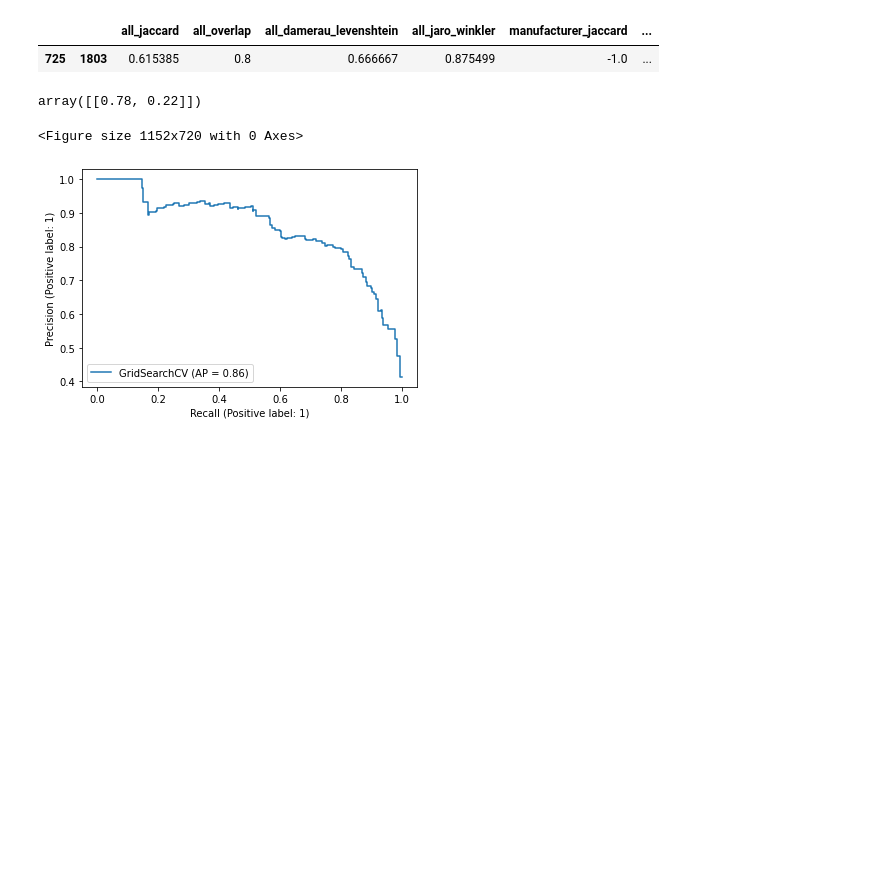
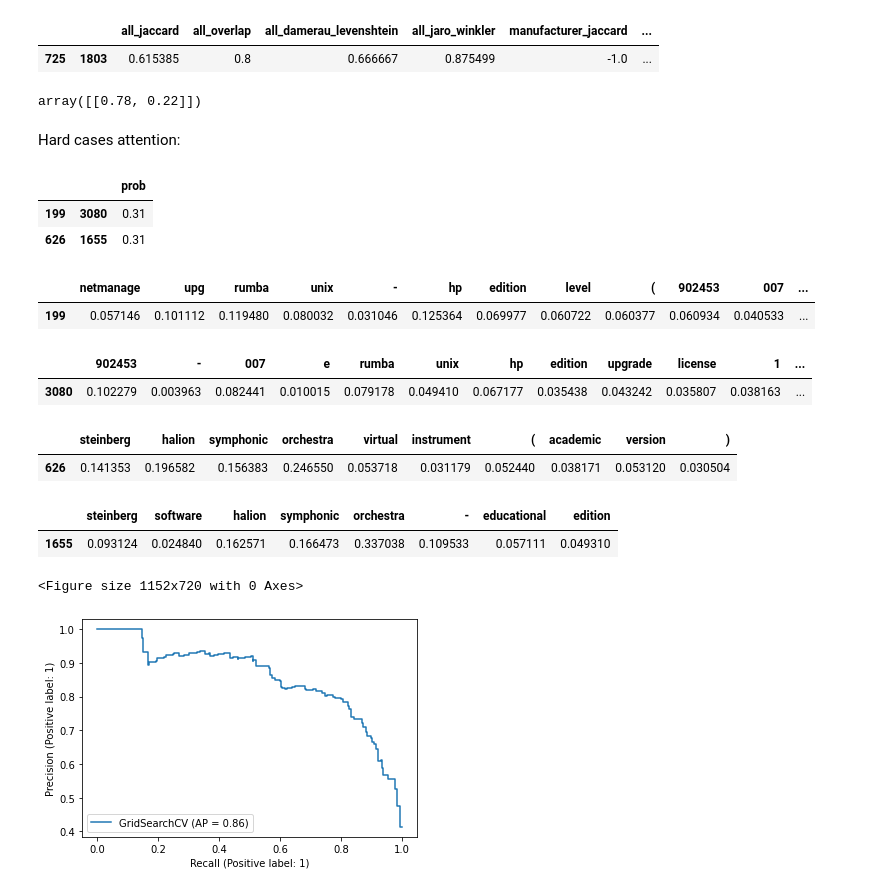
Before and after one commit to vintasoftware/entity-embed, a Jupyter notebook: notebooks/End-to-End-Matching.ipynb, the cells around one changed output. Saved outputs shown, nothing was run; the diff lists cells and outputs as text; code cells hidden in the pictures; blank space fills up the shorter version.

Commit message:
Interpret attention functionality

```diff
--- a/notebooks/End-to-End-Matching.ipynb
+++ b/notebooks/End-to-End-Matching.ipynb
@@ -110,3 +110,9 @@ Wall time: 2.12 s
+# %%
+test_attn_scores_dict = model.interpret_attention(
+    record_dict=test_record_dict,
+    batch_size=eval_batch_size,
+    field='title',
+)
 # %%
 from entity_embed.evaluation import pair_entity_ratio
 
@@ -486,7 +492,8 @@ accuracy_score(train_valid_pred_y, train_valid_true_y)
 # %%
 from sklearn.metrics import precision_recall_fscore_support
 
-pred_y = clf.predict_proba(test_feature_df)
+prob_y = clf.predict_proba(test_feature_df)
+pred_y = np.copy(prob_y)
 pred_y[pred_y >= cls_threshold] = 1
 pred_y[pred_y < cls_threshold] = 0
 pred_y = pred_y[:, 1]
@@ -534,6 +541,43 @@ clf.predict_proba(test_feature_df.loc[[pair]])
 |  |  | all_jaccard | all_overlap | all_damerau_levenshtein | all_jaro_winkler | manufacturer_jaccard | ... |
 | 725 | 1803 | 0.615385 | 0.8 | 0.666667 | 0.875499 | -1.0 | ... |
 array([[0.78, 0.22]])
+# %% [markdown]
+Hard cases attention:
+# %%
+prob_df = pd.DataFrame(prob_y[:,1], columns=['prob'], index=test_feature_df.index)
+hard_prob_df = prob_df.loc[(prob_df['prob'] >= cls_threshold) & (prob_df['prob'] <= cls_threshold + 0.01)]
+hard_prob_df = hard_prob_df.loc[hard_prob_df.index.intersection(test_pos_pair_set)]
+hard_prob_df
+# %% [output]
+|  |  | prob |
+| 199 | 3080 | 0.31 |
+| 626 | 1655 | 0.31 |
+# %%
+import seaborn as sns
+
+def display_attention(id_, field):
+    val = test_record_dict[id_][field]
+    attn_scores = test_attn_scores_dict[id_][:len(val.split())]
+    attn_df = pd.DataFrame(dict(zip(val.split(), attn_scores)), index=[id_])
+    cm = sns.light_palette("red", as_cmap=True)
+    display(attn_df.style.background_gradient(cmap=cm, axis=1))
+
+def display_pair_attention(pair, field):
+    left_id, right_id = pair
+    display_attention(left_id, field)
+    display_attention(right_id, field)
+
+for pair in hard_prob_df.index:
+    display_pair_attention(pair, 'title')
+# %% [output]
+|  | netmanage | upg | rumba | unix | - | hp | edition | level | ( | 902453 | 007 | ... |
+| 199 | 0.057146 | 0.101112 | 0.119480 | 0.080032 | 0.031046 | 0.125364 | 0.069977 | 0.060722 | 0.060377 | 0.060934 | 0.040533 | ... |
+|  | 902453 | - | 007 | e | rumba | unix | hp | edition | upgrade | license | 1 | ... |
+| 3080 | 0.102279 | 0.003963 | 0.082441 | 0.010015 | 0.079178 | 0.049410 | 0.067177 | 0.035438 | 0.043242 | 0.035807 | 0.038163 | ... |
+|  | steinberg | halion | symphonic | orchestra | virtual | instrument | ( | academic | version | ) |
+| 626 | 0.141353 | 0.196582 | 0.156383 | 0.246550 | 0.053718 | 0.031179 | 0.052440 | 0.038171 | 0.053120 | 0.030504 |
+|  | steinberg | software | halion | symphonic | orchestra | - | educational | edition |
+| 1655 | 0.093124 | 0.024840 | 0.162571 | 0.166473 | 0.337038 | 0.109533 | 0.057111 | 0.049310 |
 # %%
 %matplotlib inline
 import matplotlib.pyplot as plt
```
Also changed, not shown: parts of 14 cells of this notebook, 2 other files.
